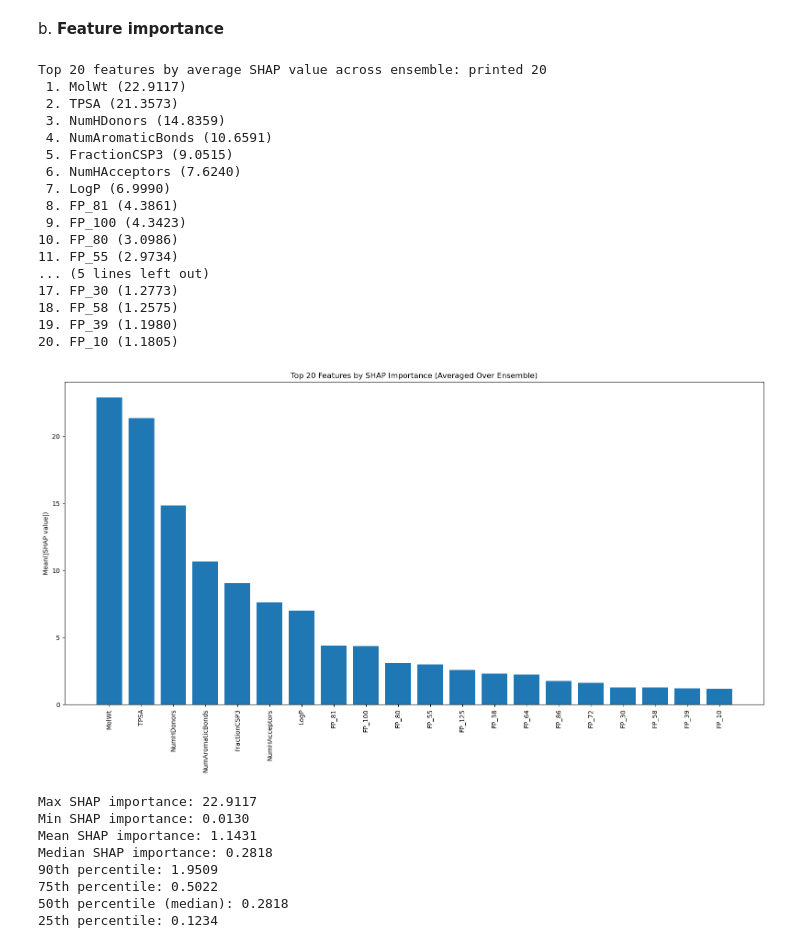
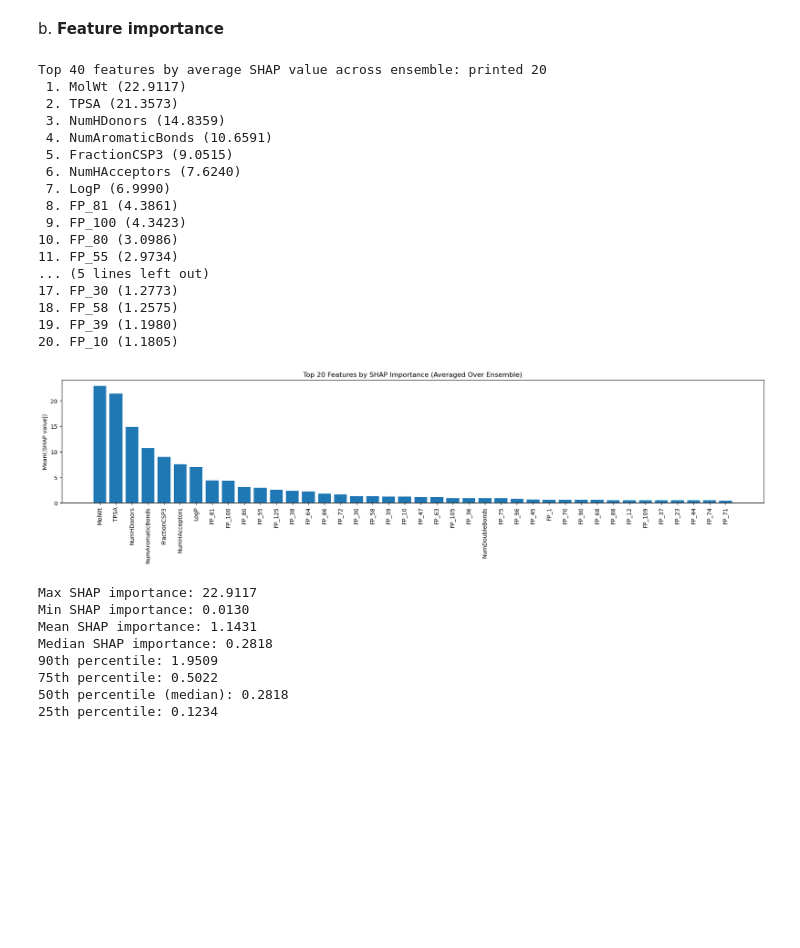
Before and after one commit to submerged-in-matrix/MeltingPoints_Inorganics, a Jupyter notebook: P_4_MP_Pred_2_Lvl_Ensemble.ipynb, the cells around one changed output. Cells and saved outputs as stored; diff of their text form; code cells hidden in the pictures; blank space fills up the shorter version.

```diff
--- a/P_4_MP_Pred_2_Lvl_Ensemble.ipynb
+++ b/P_4_MP_Pred_2_Lvl_Ensemble.ipynb
@@ -449,37 +460,37 @@ all_mean_abs_shap /= len(base_models)
 feature_ranking = np.argsort(-all_mean_abs_shap)
 sorted_feature_names = X_train.columns[feature_ranking]
 # %%
-print("Top 20 features by average SHAP value across ensemble: printed 20")
+print("Top 40 features by average SHAP value across ensemble: printed 20")
 for i in range(20):
     print(f"{i+1:2d}. {sorted_feature_names[i]} ({all_mean_abs_shap[feature_ranking[i]]:.4f})")
 
 # Bar plot of mean SHAP importances
-plt.figure(figsize=(16, 9))
-plt.bar(range(20), all_mean_abs_shap[feature_ranking[:20]])
-plt.xticks(range(20), sorted_feature_names[:20], rotation=90)
+plt.figure(figsize=(18, 5))
+plt.bar(range(40), all_mean_abs_shap[feature_ranking[:40]])
+plt.xticks(range(40), sorted_feature_names[:40], rotation=90)
 plt.ylabel("Mean(|SHAP value|)")
 plt.title("Top 20 Features by SHAP Importance (Averaged Over Ensemble)")
 plt.tight_layout()
 plt.show()
 # %% [output]
-Top 20 features by average SHAP value across ensemble: printed 20
+Top 40 features by average SHAP value across ensemble: printed 20
  1. MolWt (22.9117)
  2. TPSA (21.3573)
  3. NumHDonors (14.8359)
  4. NumAromaticBonds (10.6591)
  5. FractionCSP3 (9.0515)
  6. NumHAcceptors (7.6240)
  7. LogP (6.9990)
  8. FP_81 (4.3861)
  9. FP_100 (4.3423)
 10. FP_80 (3.0986)
 11. FP_55 (2.9734)
 ... (5 lines left out)
 17. FP_30 (1.2773)
 18. FP_58 (1.2575)
 19. FP_39 (1.1980)
 20. FP_10 (1.1805)
-[figure, old version]
+[figure, new version]
 # %%
 # all_mean_abs_shap is your array of average SHAP values for each feature (from previous block)
 print(f"Max SHAP importance: {all_mean_abs_shap.max():.4f}")
```
Also changed, not shown: parts of 7 cells of this notebook, 6 other files.
